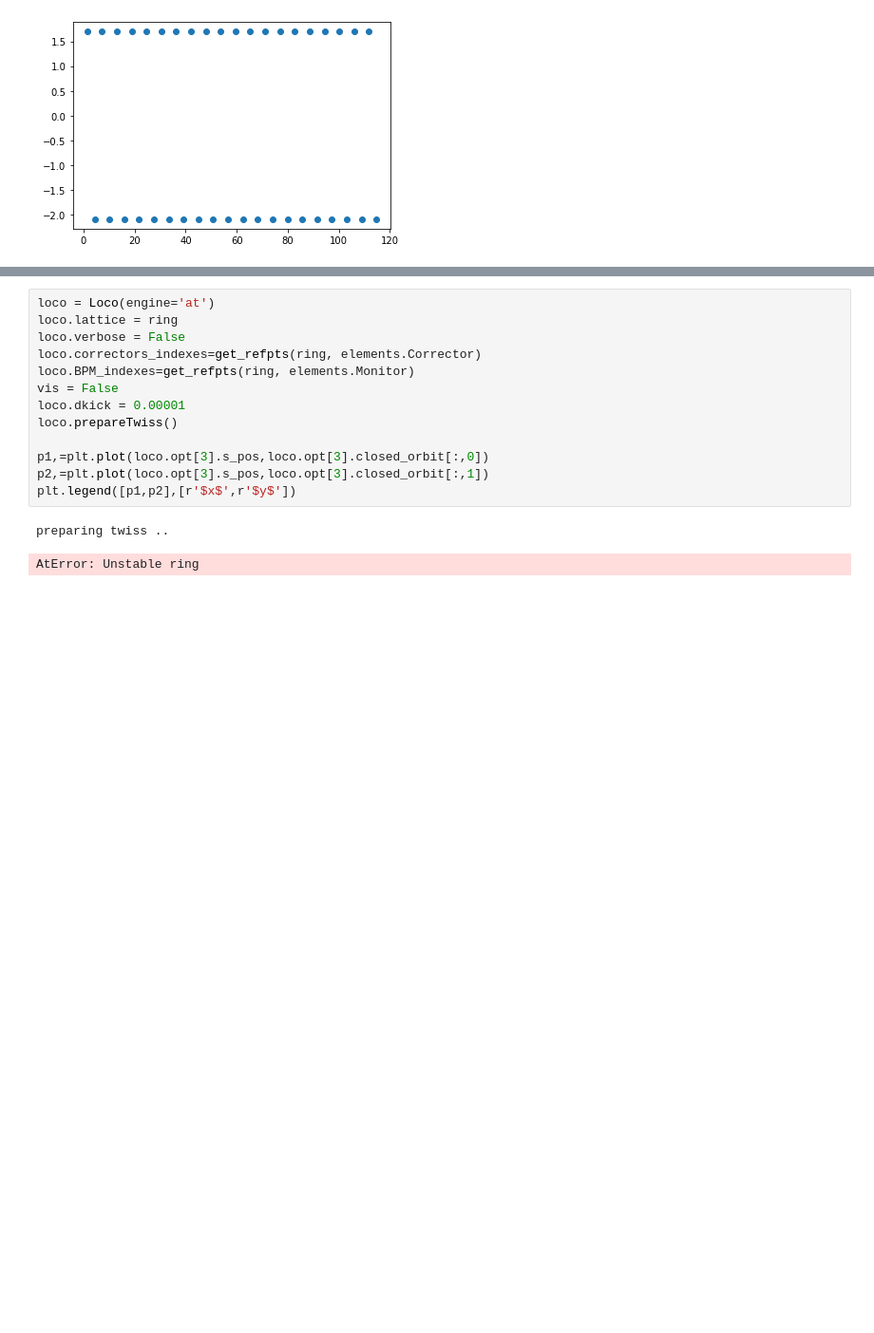
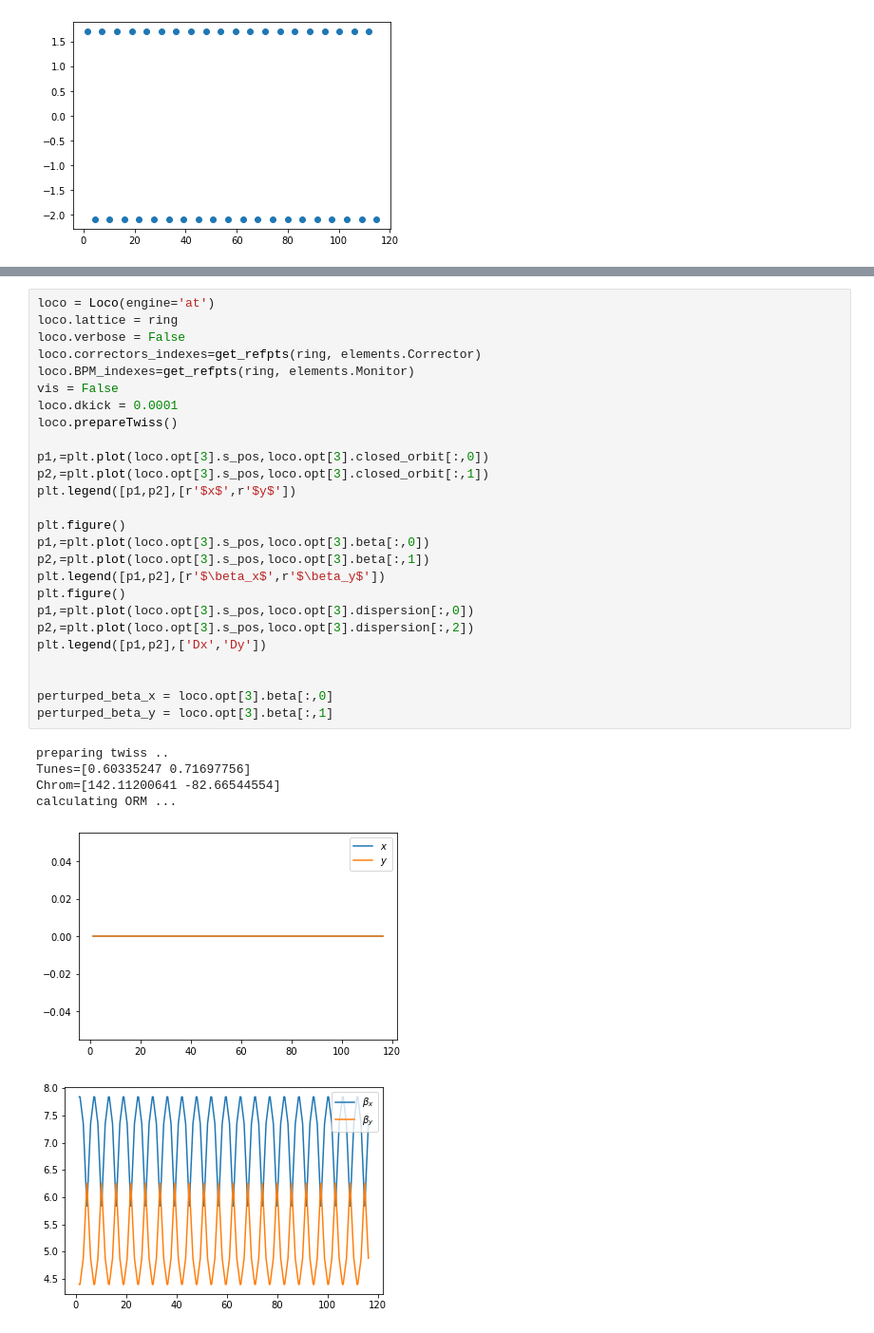
Before and after one commit to iagapov/pyat-loco, a Jupyter notebook: fodo_loco/fodo_loco_at.ipynb, the cells around one changed output, grey strips where cells are left out. Shown: that part at 95% size. Saved outputs shown, nothing was run; the diff lists cells and outputs as text; blank space fills up the shorter version.

```diff
--- a/fodo_loco/fodo_loco_at.ipynb
+++ b/fodo_loco/fodo_loco_at.ipynb
@@ -241,16 +242,33 @@ showQuadsDiff(s_pos, Quad_strength, Quad_strength_err)
 # %%
 loco = Loco(engine='at')
 loco.lattice = ring
 loco.verbose = False
 loco.correctors_indexes=get_refpts(ring, elements.Corrector)
 loco.BPM_indexes=get_refpts(ring, elements.Monitor)
 vis = False
-loco.dkick = 0.00001
+loco.dkick = 0.0001
 loco.prepareTwiss()
 
 p1,=plt.plot(loco.opt[3].s_pos,loco.opt[3].closed_orbit[:,0])
 p2,=plt.plot(loco.opt[3].s_pos,loco.opt[3].closed_orbit[:,1])
 plt.legend([p1,p2],[r'$x$',r'$y$'])
+
+plt.figure()
+p1,=plt.plot(loco.opt[3].s_pos,loco.opt[3].beta[:,0])
+p2,=plt.plot(loco.opt[3].s_pos,loco.opt[3].beta[:,1])
+plt.legend([p1,p2],[r'$\beta_x$',r'$\beta_y$'])
+plt.figure()
+p1,=plt.plot(loco.opt[3].s_pos,loco.opt[3].dispersion[:,0])
+p2,=plt.plot(loco.opt[3].s_pos,loco.opt[3].dispersion[:,2])
+plt.legend([p1,p2],['Dx','Dy'])
+
+
+perturped_beta_x = loco.opt[3].beta[:,0]
+perturped_beta_y = loco.opt[3].beta[:,1]
 # %% [output]
 preparing twiss ..
+Tunes=[0.60335247 0.71697756]
+Chrom=[142.11200641 -82.66544554]
+calculating ORM ...
-AtError: Unstable ring
+[figure, added]
+[figure, added]
```
Also changed, not shown: parts of 12 cells of this notebook, 3 other files.
